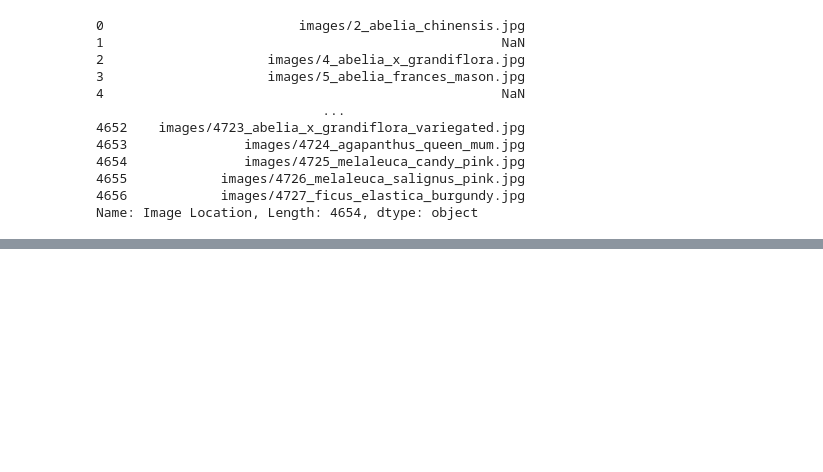
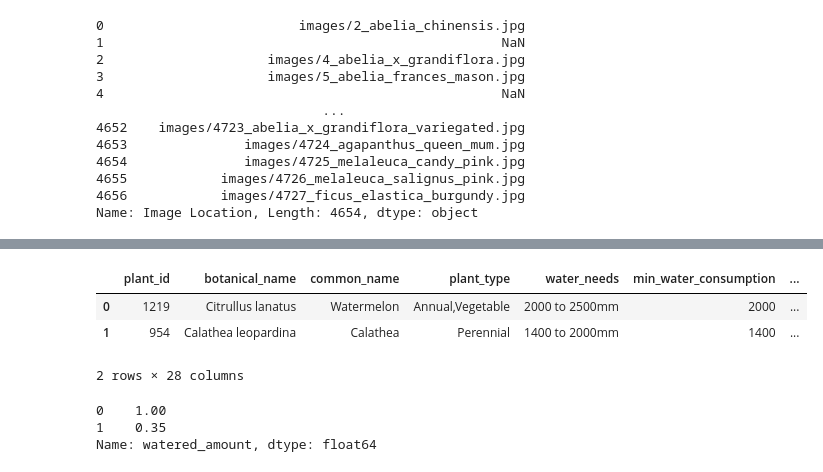
Before and after one commit to MaxHolly/plant_app_repo, a Jupyter notebook: demo/flask_app/clean_waterwise_data.ipynb, the cells around one changed output, grey strips where cells are left out. Drawn from its saved outputs; the diff is of its cells as text; code cells hidden in the pictures; blank space fills up the shorter version.

```diff
--- a/demo/flask_app/clean_waterwise_data.ipynb
+++ b/demo/flask_app/clean_waterwise_data.ipynb
@@ -196,0 +341,4 @@ memory usage: 727.2+ KB
+# %%
+import os
+import pandas as pd
+db_path = os.path.join(os.getcwd(), 'instance\\plant_app_db.sqlite')
@@ -196,0 +355,4 @@ memory usage: 727.2+ KB
+# %%
+con = sqlite3.connect(
+    db_path
+         )
@@ -196,0 +369,20 @@ memory usage: 727.2+ KB
+# %%
+
+user_id = 1
+cursor = con.execute("""SELECT p.*,
+          up.*
+FROM Plant p
+JOIN UserPlant up ON p.plant_id = up.plant_id
+WHERE up.user_id = ?
+ORDER BY up.registered_at DESC""",
+(user_id,))
+# %%
+cols = [description[0] for description in cursor.description]
+results= pd.DataFrame.from_records(data = cursor.fetchall(), columns = cols)
+# %%
+results
+# %% [output]
+|  | plant_id | botanical_name | common_name | plant_type | water_needs | min_water_consumption | ... |
+| 0 | 1219 | Citrullus lanatus | Watermelon | Annual,Vegetable | 2000 to 2500mm | 2000 | ... |
+| 1 | 954 | Calathea leopardina | Calathea | Perennial | 1400 to 2000mm | 1400 | ... |
+2 rows × 28 columns
@@ -196,0 +421,6 @@ memory usage: 727.2+ KB
+# %%
+results['watered_amount']
+# %% [output]
+0    1.00
+1    0.35
+Name: watered_amount, dtype: float64
```
Also changed, not shown: parts of 28 cells of this notebook, 16 other files.
